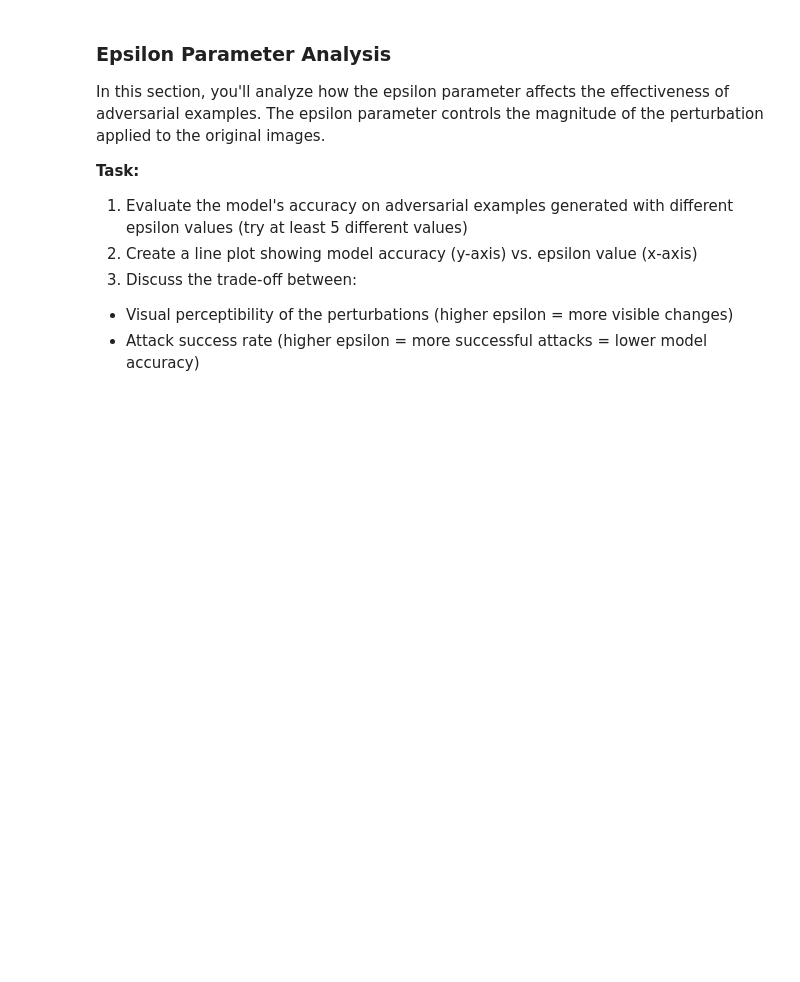
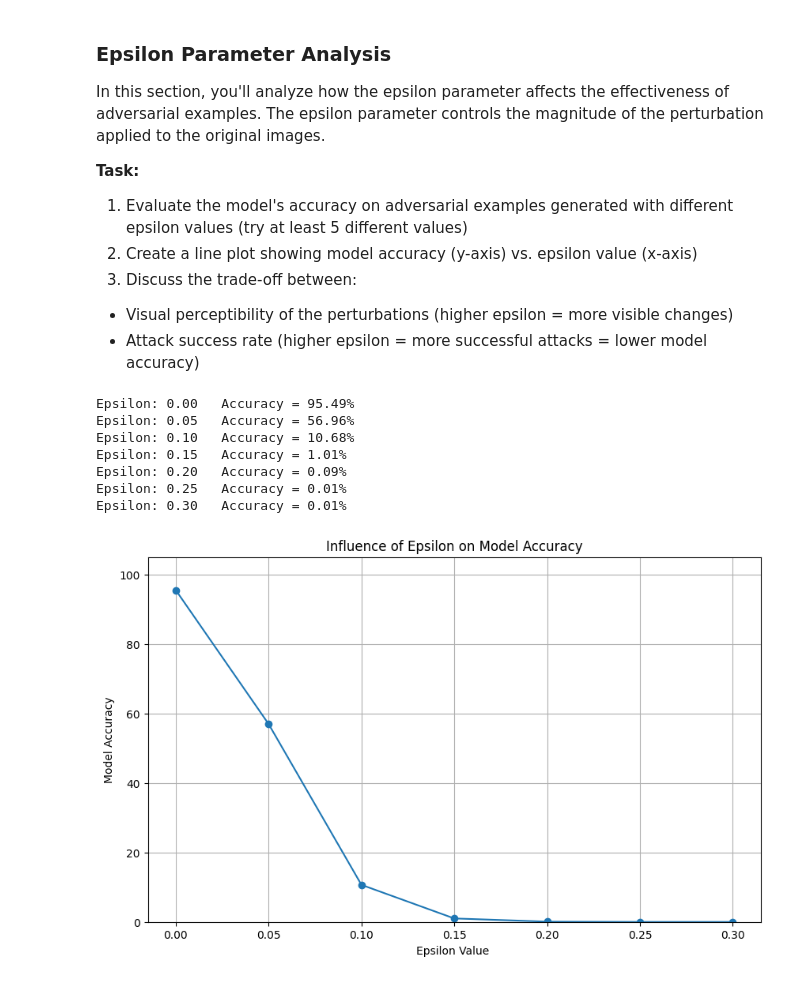
Before and after one commit to hylaj/Stochastic-Methods-In-Machine-Learning, a Jupyter notebook: lab3/instructions.ipynb, the cells around one changed output. Saved outputs shown, nothing was run; the diff lists cells and outputs as text; code cells hidden in the pictures; blank space fills up the shorter version.

```diff
--- a/lab3/instructions.ipynb
+++ b/lab3/instructions.ipynb
@@ -290,13 +293,22 @@ def fgsm_attack(
     images.requires_grad = True
 
     # TODO:
+
     # 1. Calculate outputs and loss
+    outputs = model(images)
+    loss = criterion(outputs, labels)
+
     # 2. Backpropagate loss (use backward method)
+    optimizer.zero_grad()
+    loss.backward()
     # 3. Collect the element-wise sign of the data gradient (you can access it by images.grad.data.sign())
+    sign_data_grad = images.grad.data.sign()
     # 4. Create the perturbed image
+    x_adv = images + epsilon * sign_data_grad
     # 5. Clamp to [0,1] if needed to ensure valid pixel range
+    x_adv = torch.clamp(x_adv, 0, 1)
 
-    raise NotImplementedError()
+    return x_adv
 # %% [markdown]
 ### Calculate accuracy for adversarial examples
 # %%
@@ -353,3 +373,42 @@ for i in range(5):
 3. Discuss the trade-off between:
 - Visual perceptibility of the perturbations (higher epsilon = more visible changes)
 - Attack success rate (higher epsilon = more successful attacks = lower model accuracy)
+# %%
+epsilons = [0, 0.05, 0.1, 0.15, 0.2, 0.25, 0.3]
+accuracies = []
+
+for eps in epsilons:
+    correct = 0
+    total = 0
+    for images, labels in test_loader:
+        adv_images = fgsm_attack(model, images, labels, eps)
+        outputs = model(adv_images.to(device))
+        _, predicted = torch.max(outputs.data, 1)
+
+        total += labels.size(0)
+        correct += (predicted.cpu() == labels).sum().item()
+
+    acc = correct / float(total)
+    accuracies.append(acc)
+    print(f"Epsilon: {eps:.2f}\tAccuracy = {acc*100:.2f}%")
+
+plt.figure(figsize=(10, 6))
+plt.plot(epsilons, [acc * 100 for acc in accuracies], "o-")
+
+plt.title("Influence of Epsilon on Model Accuracy")
+plt.xlabel("Epsilon Value ")
+plt.ylabel("Model Accuracy")
+plt.grid(True)
+plt.xticks(epsilons)
+plt.ylim(0, 105)
+
+plt.show()
+# %% [output]
+Epsilon: 0.00   Accuracy = 95.49%
+Epsilon: 0.05   Accuracy = 56.96%
+Epsilon: 0.10   Accuracy = 10.68%
+Epsilon: 0.15   Accuracy = 1.01%
+Epsilon: 0.20   Accuracy = 0.09%
+Epsilon: 0.25   Accuracy = 0.01%
+Epsilon: 0.30   Accuracy = 0.01%
+[figure, added]
```
Also changed, not shown: parts of 8 cells of this notebook.
